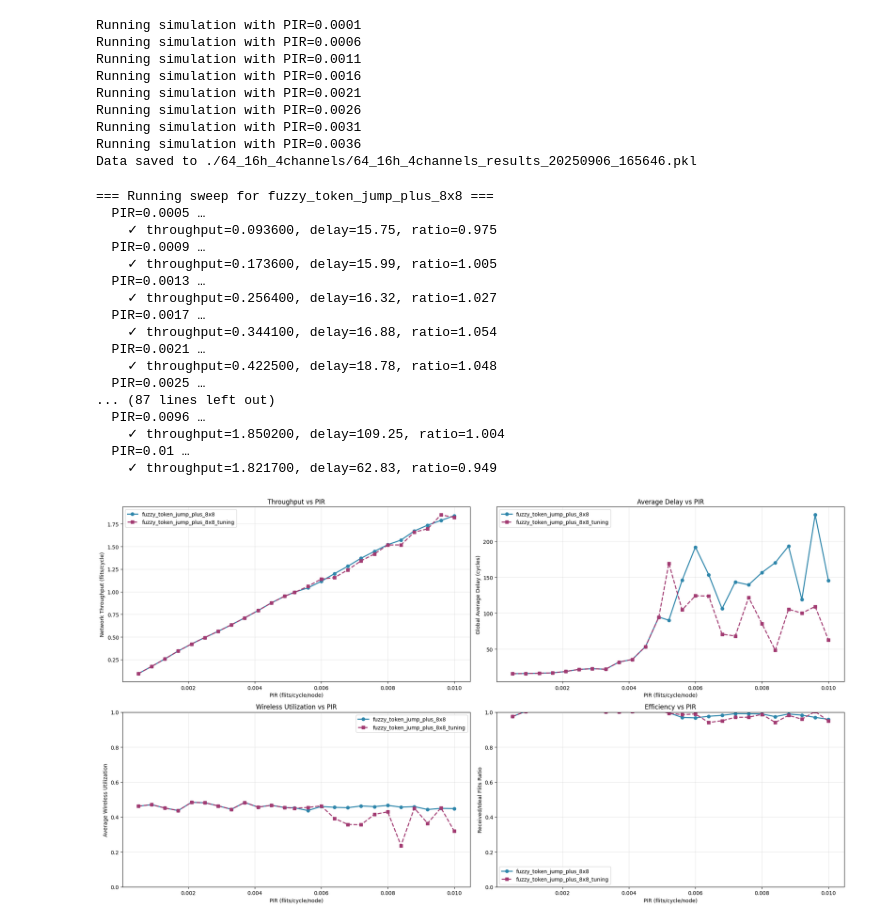
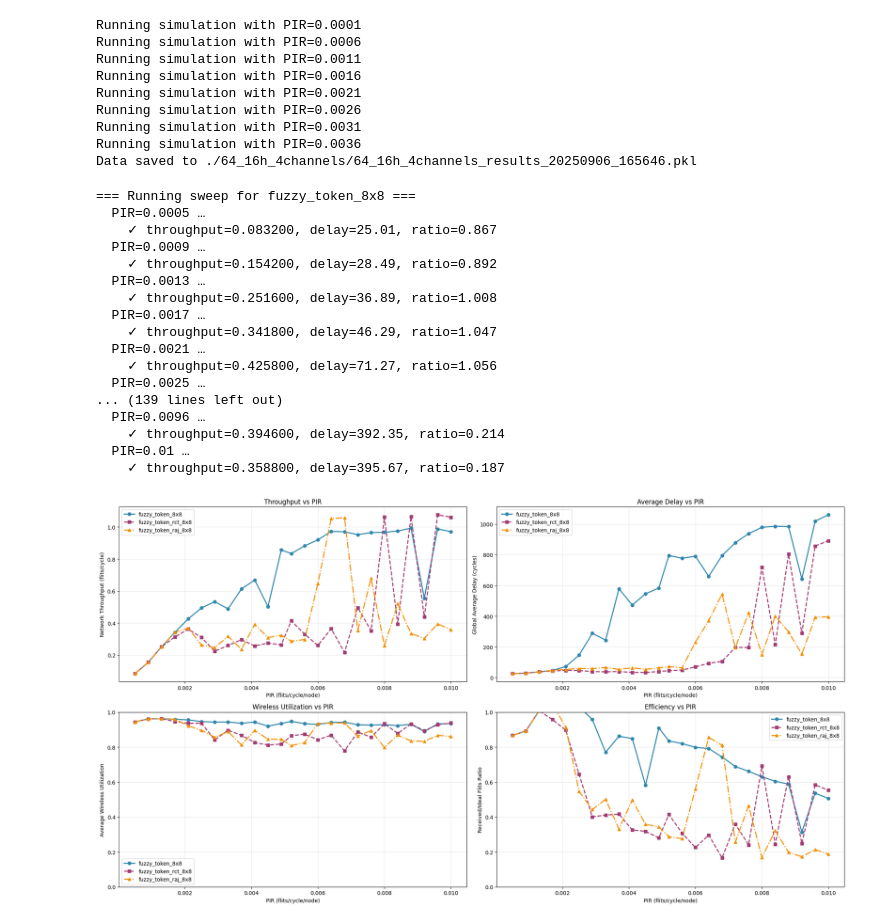
Before and after one commit to Jain-Nishkarsh/WiNoC-SOP, a Jupyter notebook: results/evaluate.ipynb, the cells around one changed output. Cells and saved outputs as stored; diff of their text form; code cells hidden in the pictures.

```diff
--- a/results/evaluate.ipynb
+++ b/results/evaluate.ipynb
@@ -123,11 +123,10 @@ import numpy as np
 
 # Configuration - List all configs to compare
 CONFIGS = [
-    # "../custom_config/fuzzy_token_8x8.yaml",
-    # "../custom_config/fuzzy_token_plus_8x8.yaml",
+    "../custom_config/fuzzy_token_8x8.yaml",
+    "../custom_config/fuzzy_token_rct_8x8.yaml",
     # "../custom_config/token_packet_8x8.yaml",
-    "../custom_config/fuzzy_token_jump_plus_8x8.yaml",
-    "../custom_config/fuzzy_token_jump_plus_8x8_tuning.yaml",
+    "../custom_config/fuzzy_token_raj_8x8.yaml",
 ]
 
 BIN_DIR = Path("../bin").resolve()
@@ -173,9 +172,10 @@ def run_sweep(config_path: str, pir_list, label: str):
             "./noxim",
             "-config", str(config_path),
             "-pir", str(pir), "poisson",
-            "-traffic", "transpose1",
+            # "-traffic", "transpose1",
+            "-traffic", "random",
             "-seed", str(SEED),
-            "-sim", "10000",
+            "-sim", "5000",
         ]
         try:
             proc = subprocess.run(cmd, cwd=str(BIN_DIR), capture_output=True, text=True, timeout=240)
@@ -264,40 +264,40 @@ ax2.legend()
 
 # Configure Wireless utilization plot
 ax3.set_xlabel("PIR (flits/cycle/node)")
 ax3.set_ylabel("Average Wireless Utilization")
 ax3.set_title("Wireless Utilization vs PIR")
 ax3.set_ylim(0.0, 1.0)
 ax3.grid(True, alpha=0.3)
 ax3.legend()
 
 
 # Configure Received/Ideal flits ratio plot
 ax4.set_xlabel("PIR (flits/cycle/node)")
 ax4.set_ylabel("Received/Ideal Flits Ratio")
 ax4.set_title("Efficiency vs PIR")
 ax4.set_ylim(0.0, 1.0)
 ax4.grid(True, alpha=0.3)
 ax4.legend()
 
 
 plt.tight_layout()
 plt.show()
 # %% [output]
-=== Running sweep for fuzzy_token_jump_plus_8x8 ===
+=== Running sweep for fuzzy_token_8x8 ===
   PIR=0.0005 …
-    ✓ throughput=0.093600, delay=15.75, ratio=0.975
+    ✓ throughput=0.083200, delay=25.01, ratio=0.867
   PIR=0.0009 …
-    ✓ throughput=0.173600, delay=15.99, ratio=1.005
+    ✓ throughput=0.154200, delay=28.49, ratio=0.892
   PIR=0.0013 …
-    ✓ throughput=0.256400, delay=16.32, ratio=1.027
+    ✓ throughput=0.251600, delay=36.89, ratio=1.008
   PIR=0.0017 …
-    ✓ throughput=0.344100, delay=16.88, ratio=1.054
+    ✓ throughput=0.341800, delay=46.29, ratio=1.047
   PIR=0.0021 …
-    ✓ throughput=0.422500, delay=18.78, ratio=1.048
+    ✓ throughput=0.425800, delay=71.27, ratio=1.056
   PIR=0.0025 …
-... (87 lines left out)
+... (139 lines left out)
   PIR=0.0096 …
-    ✓ throughput=1.850200, delay=109.25, ratio=1.004
+    ✓ throughput=0.394600, delay=392.35, ratio=0.214
   PIR=0.01 …
-    ✓ throughput=1.821700, delay=62.83, ratio=0.949
+    ✓ throughput=0.358800, delay=395.67, ratio=0.187
-[figure, old version]
+[figure, new version]
```
Also changed, not shown: 16 other files.
